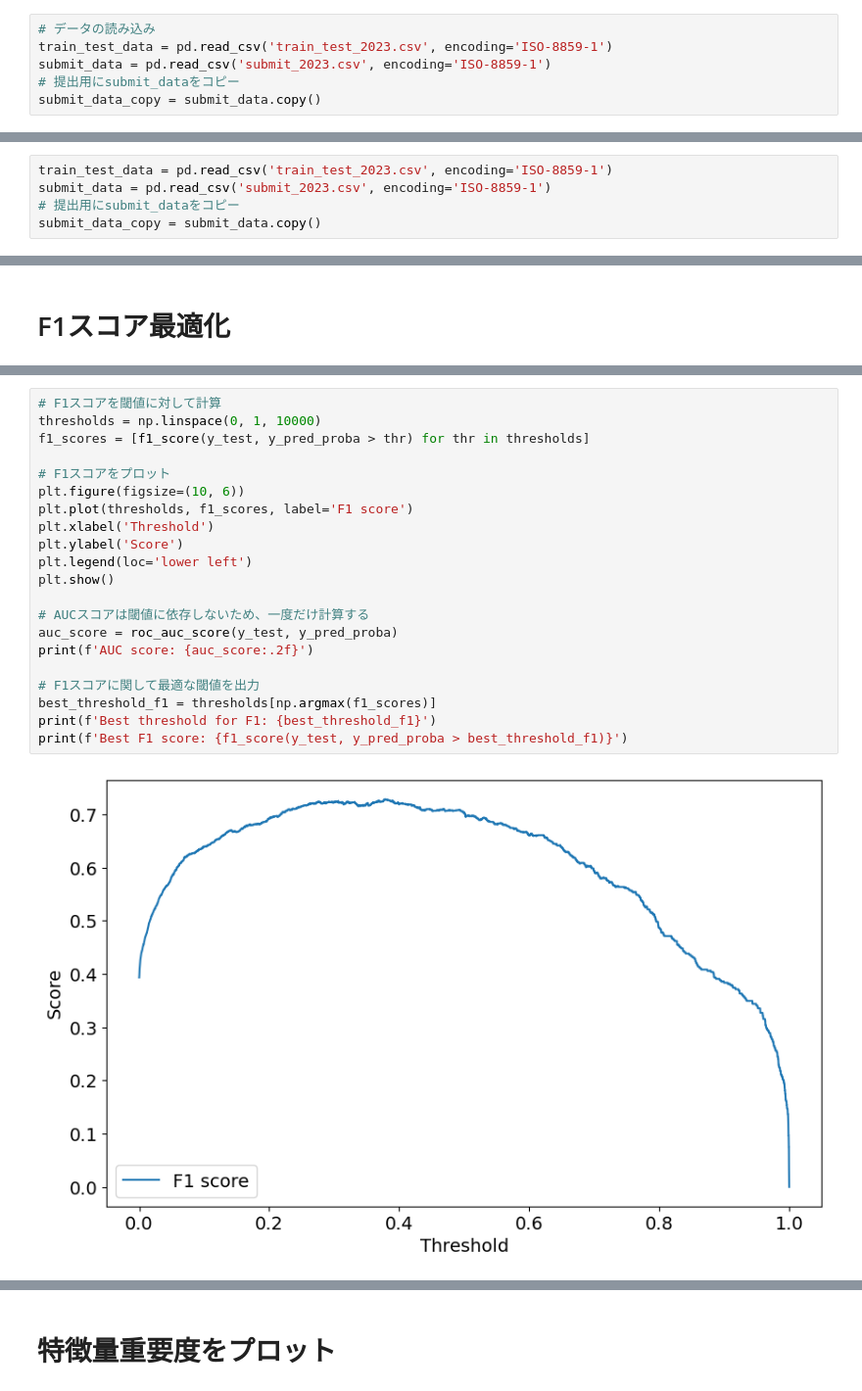
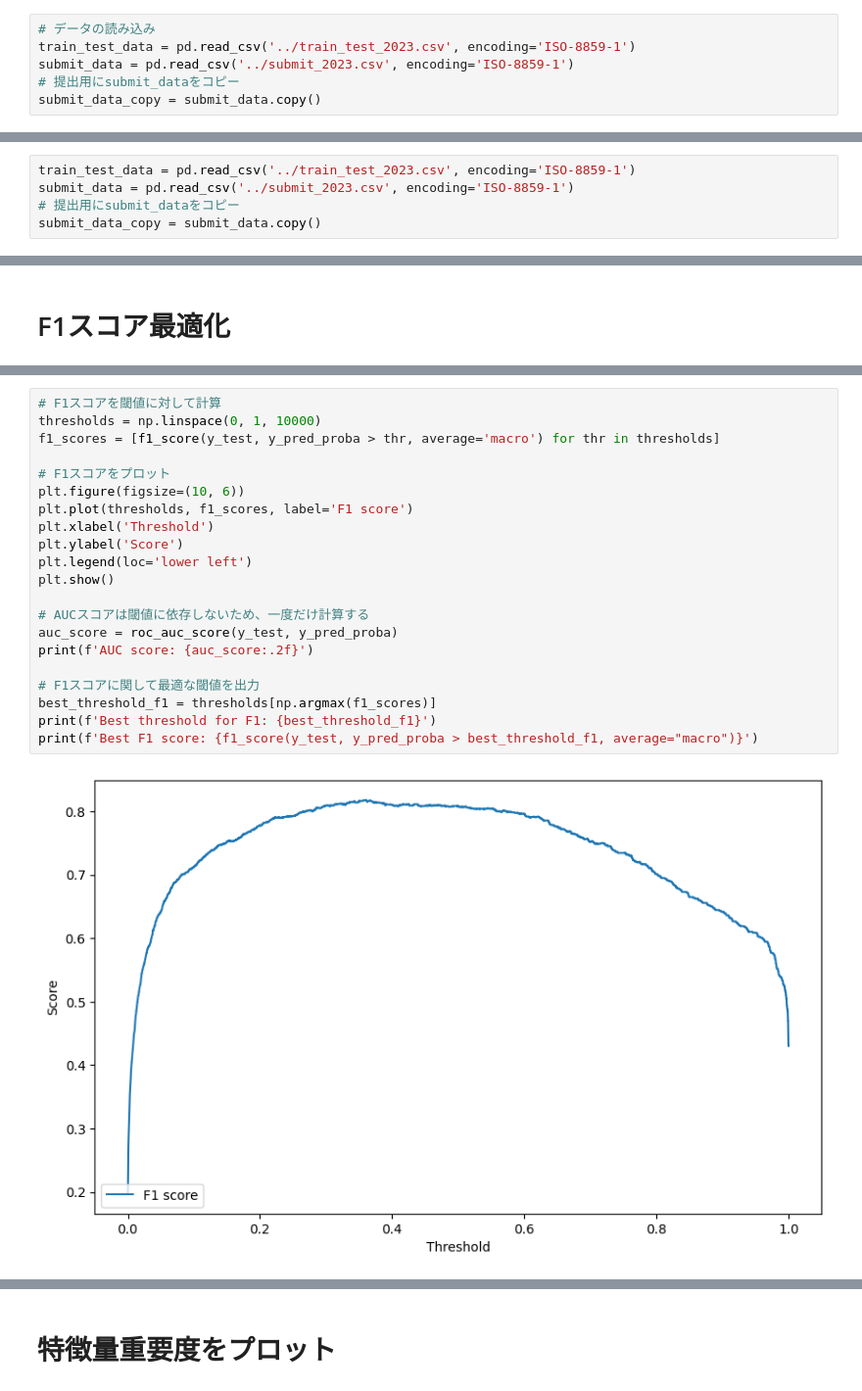
Before and after one commit to mohki7/team_project_ASA, a Jupyter notebook: final.ipynb, the cells around one changed output, grey strips where cells are left out. Shown at 98% size. Saved outputs shown, nothing was run; the diff lists cells and outputs as text.

```diff
--- a/final.ipynb
+++ b/final.ipynb
@@ -21,8 +21,8 @@ warnings.filterwarnings('ignore')
 # 準備
 # %%
 # データの読み込み
-train_test_data = pd.read_csv('train_test_2023.csv', encoding='ISO-8859-1')
-submit_data = pd.read_csv('submit_2023.csv', encoding='ISO-8859-1')
+train_test_data = pd.read_csv('../train_test_2023.csv', encoding='ISO-8859-1')
+submit_data = pd.read_csv('../submit_2023.csv', encoding='ISO-8859-1')
 # 提出用にsubmit_dataをコピー
 submit_data_copy = submit_data.copy()
 # %%
@@ -278,8 +278,8 @@ df.plot.bar()
 # %% [markdown]
 # 学習の前処理
 # %%
-train_test_data = pd.read_csv('train_test_2023.csv', encoding='ISO-8859-1')
-submit_data = pd.read_csv('submit_2023.csv', encoding='ISO-8859-1')
+train_test_data = pd.read_csv('../train_test_2023.csv', encoding='ISO-8859-1')
+submit_data = pd.read_csv('../submit_2023.csv', encoding='ISO-8859-1')
 # 提出用にsubmit_dataをコピー
 submit_data_copy = submit_data.copy()
 # %%
@@ -916,24 +918,24 @@ AUC score: 0.9229402621975943
 # %%
 # F1スコアを閾値に対して計算
 thresholds = np.linspace(0, 1, 10000)
-f1_scores = [f1_score(y_test, y_pred_proba > thr) for thr in thresholds]
+f1_scores = [f1_score(y_test, y_pred_proba > thr, average='macro') for thr in thresholds]
 
 # F1スコアをプロット
 plt.figure(figsize=(10, 6))
 plt.plot(thresholds, f1_scores, label='F1 score')
 plt.xlabel('Threshold')
 plt.ylabel('Score')
 plt.legend(loc='lower left')
 plt.show()
 
 # AUCスコアは閾値に依存しないため、一度だけ計算する
 auc_score = roc_auc_score(y_test, y_pred_proba)
 print(f'AUC score: {auc_score:.2f}')
 
 # F1スコアに関して最適な閾値を出力
 best_threshold_f1 = thresholds[np.argmax(f1_scores)]
 print(f'Best threshold for F1: {best_threshold_f1}')
-print(f'Best F1 score: {f1_score(y_test, y_pred_proba > best_threshold_f1)}')
+print(f'Best F1 score: {f1_score(y_test, y_pred_proba > best_threshold_f1, average="macro")}')
 # %% [output]
-[figure, old version]
+[figure, new version]
 AUC score: 0.92
```
Also changed, not shown: parts of 12 cells of this notebook, 1 other file.
